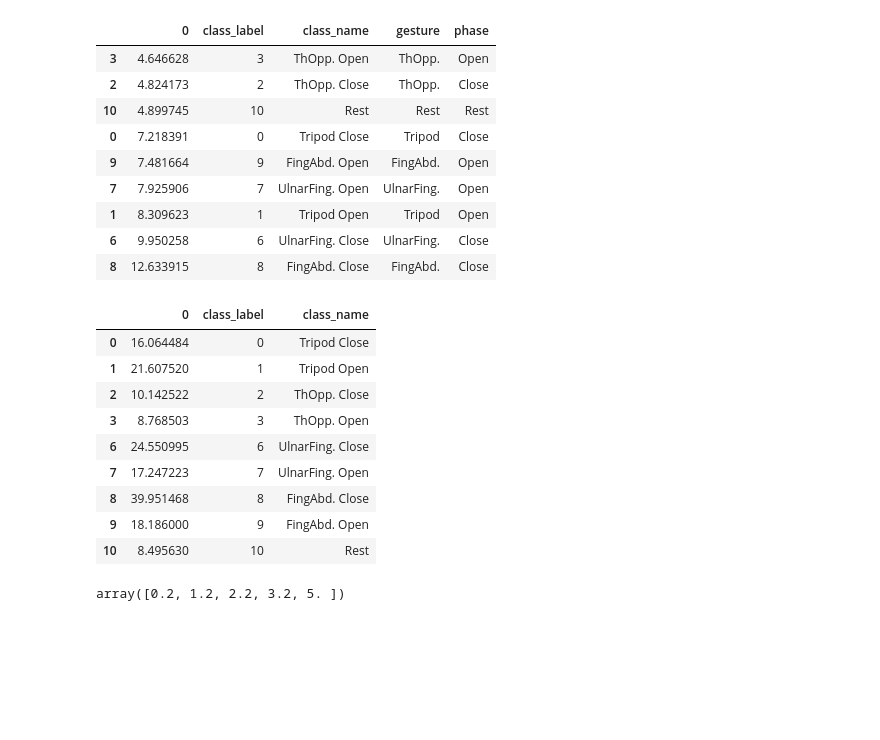
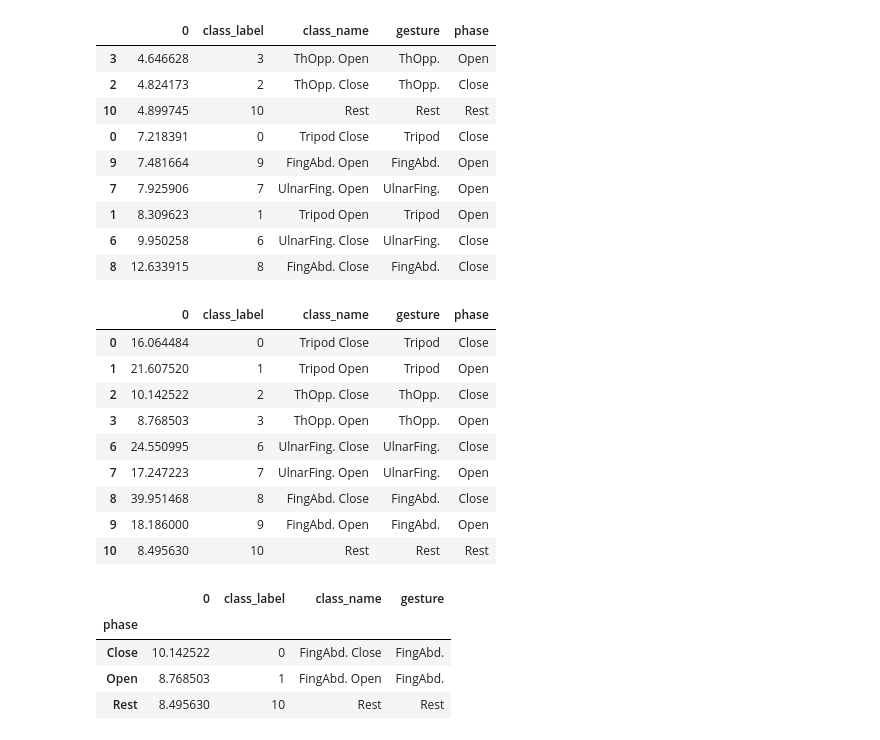
Before and after one commit to FarahBaracat/gest_classification_eng, a Jupyter notebook: notebooks/4.visualize_data_feature.ipynb, the cells around one changed output. Cells and saved outputs as stored; diff of their text form; code cells hidden in the pictures; blank space fills up the shorter version.

```diff
--- a/notebooks/4.visualize_data_feature.ipynb
+++ b/notebooks/4.visualize_data_feature.ipynb
@@ -737,20 +758,16 @@ mean_across_channels.sort_values(by=[0])
 | 1 | 8.309623 | 1 | Tripod Open | Tripod | Open |
 | 6 | 9.950258 | 6 | UlnarFing. Close | UlnarFing. | Close |
 | 8 | 12.633915 | 8 | FingAbd. Close | FingAbd. | Close |
-# %%
-std_across_channels
-# %% [output]
-|  | 0 | class_label | class_name |
-| 0 | 16.064484 | 0 | Tripod Close |
-| 1 | 21.607520 | 1 | Tripod Open |
-| 2 | 10.142522 | 2 | ThOpp. Close |
-| 3 | 8.768503 | 3 | ThOpp. Open |
-| 6 | 24.550995 | 6 | UlnarFing. Close |
-| 7 | 17.247223 | 7 | UlnarFing. Open |
-| 8 | 39.951468 | 8 | FingAbd. Close |
-| 9 | 18.186000 | 9 | FingAbd. Open |
-| 10 | 8.495630 | 10 | Rest |
-# %%
-np.concatenate([np.arange(4) + 0.4/2, [5]])
-# %% [output]
-array([0.2, 1.2, 2.2, 3.2, 5. ])
+# %%
+std_across_channels_for_feat['power']
+# %% [output]
+|  | 0 | class_label | class_name | gesture | phase |
+| 0 | 16.064484 | 0 | Tripod Close | Tripod | Close |
+| 1 | 21.607520 | 1 | Tripod Open | Tripod | Open |
+| 2 | 10.142522 | 2 | ThOpp. Close | ThOpp. | Close |
+| 3 | 8.768503 | 3 | ThOpp. Open | ThOpp. | Open |
+| 6 | 24.550995 | 6 | UlnarFing. Close | UlnarFing. | Close |
+| 7 | 17.247223 | 7 | UlnarFing. Open | UlnarFing. | Open |
+| 8 | 39.951468 | 8 | FingAbd. Close | FingAbd. | Close |
+| 9 | 18.186000 | 9 | FingAbd. Open | FingAbd. | Open |
+| 10 | 8.495630 | 10 | Rest | Rest | Rest |
@@ -756,0 +778,8 @@ array([0.2, 1.2, 2.2, 3.2, 5. ])
+# %%
+std_across_channels_for_feat['power'].groupby(['phase']).min()
+# %% [output]
+|  | 0 | class_label | class_name | gesture |
+| phase |  |  |  |  |
+| Close | 10.142522 | 0 | FingAbd. Close | FingAbd. |
+| Open | 8.768503 | 1 | FingAbd. Open | FingAbd. |
+| Rest | 8.495630 | 10 | Rest | Rest |
```
Also changed, not shown: parts of 8 cells of this notebook, 1 other file.
